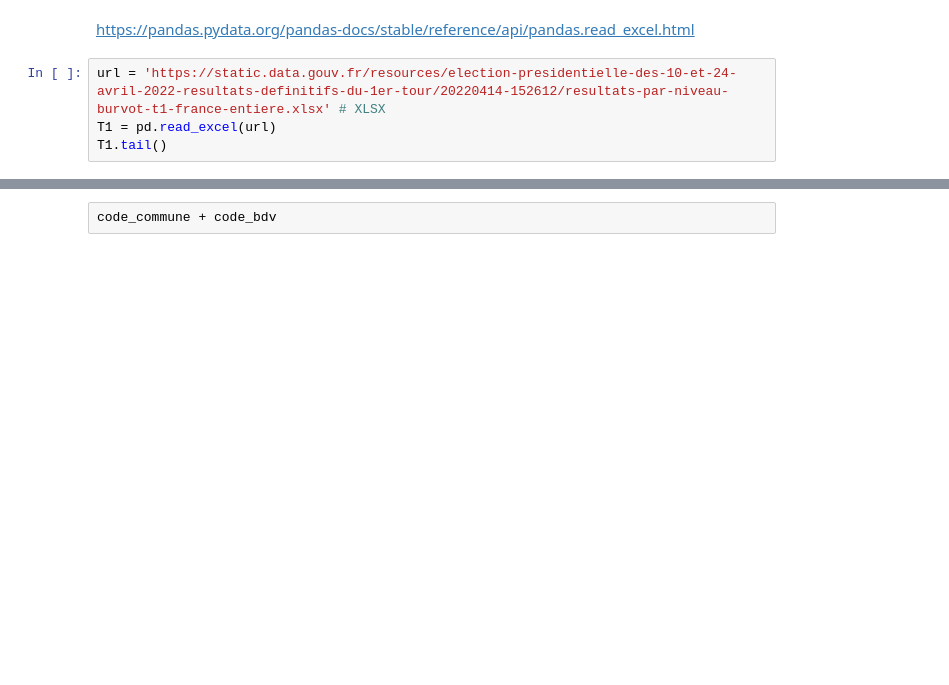
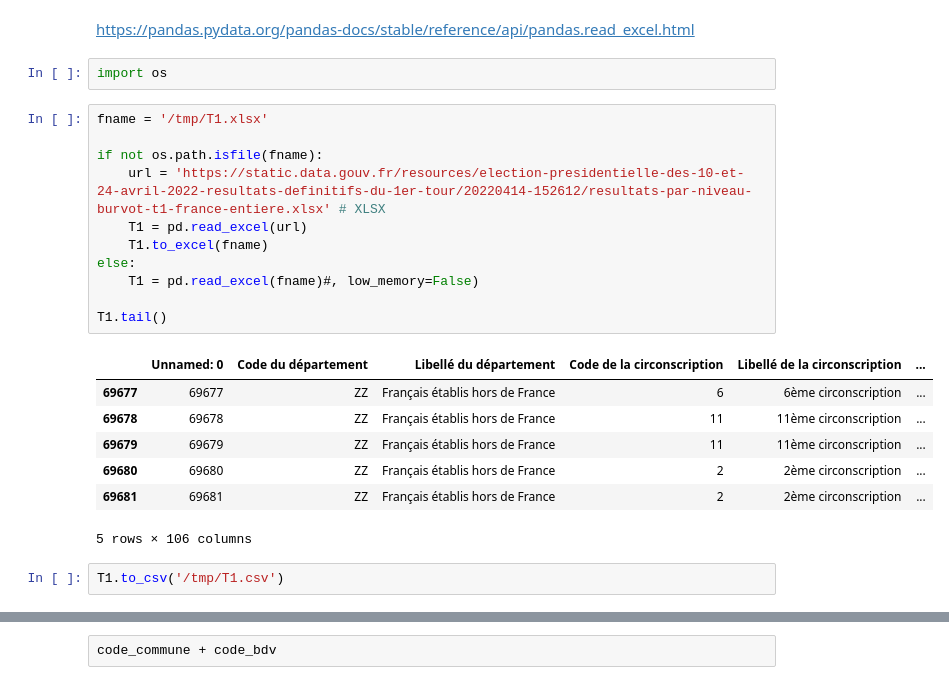
Before and after one commit to laurentperrinet/2022-05-04_transfert-des-voix, a Jupyter notebook: 2022-05-04_transfert-des-voix.ipynb, the cells around one changed output, grey strips where cells are left out. Drawn from its saved outputs; the diff is of its cells as text; blank space fills up the shorter version.

```diff
--- a/2022-05-04_transfert-des-voix.ipynb
+++ b/2022-05-04_transfert-des-voix.ipynb
@@ -15,9 +15,28 @@ import numpy as np
 import pandas as pd
 # %% [markdown]
 https://pandas.pydata.org/pandas-docs/stable/reference/api/pandas.read_excel.html
+# %%
+import os
 # %%
-url = 'https://static.data.gouv.fr/resources/election-presidentielle-des-10-et-24-avril-2022-resultats-definitifs-du-1er-tour/20220414-152612/resultats-par-niveau-burvot-t1-france-entiere.xlsx' # XLSX
-T1 = pd.read_excel(url)
+fname = '/tmp/T1.xlsx'
+
+if not os.path.isfile(fname):
+    url = 'https://static.data.gouv.fr/resources/election-presidentielle-des-10-et-24-avril-2022-resultats-definitifs-du-1er-tour/20220414-152612/resultats-par-niveau-burvot-t1-france-entiere.xlsx' # XLSX
+    T1 = pd.read_excel(url)
+    T1.to_excel(fname)
+else:
+    T1 = pd.read_excel(fname)#, low_memory=False)
+
 T1.tail()
+# %% [output]
+|  | Unnamed: 0 | Code du département | Libellé du département | Code de la circonscription | Libellé de la circonscription | ... |
+| 69677 | 69677 | ZZ | Français établis hors de France | 6 | 6ème circonscription | ... |
+| 69678 | 69678 | ZZ | Français établis hors de France | 11 | 11ème circonscription | ... |
+| 69679 | 69679 | ZZ | Français établis hors de France | 11 | 11ème circonscription | ... |
+| 69680 | 69680 | ZZ | Français établis hors de France | 2 | 2ème circonscription | ... |
+| 69681 | 69681 | ZZ | Français établis hors de France | 2 | 2ème circonscription | ... |
+5 rows × 106 columns
+# %%
+T1.to_csv('/tmp/T1.csv')
 # %%
 T1.columns
```
Also changed, not shown: parts of 60 cells of this notebook.
